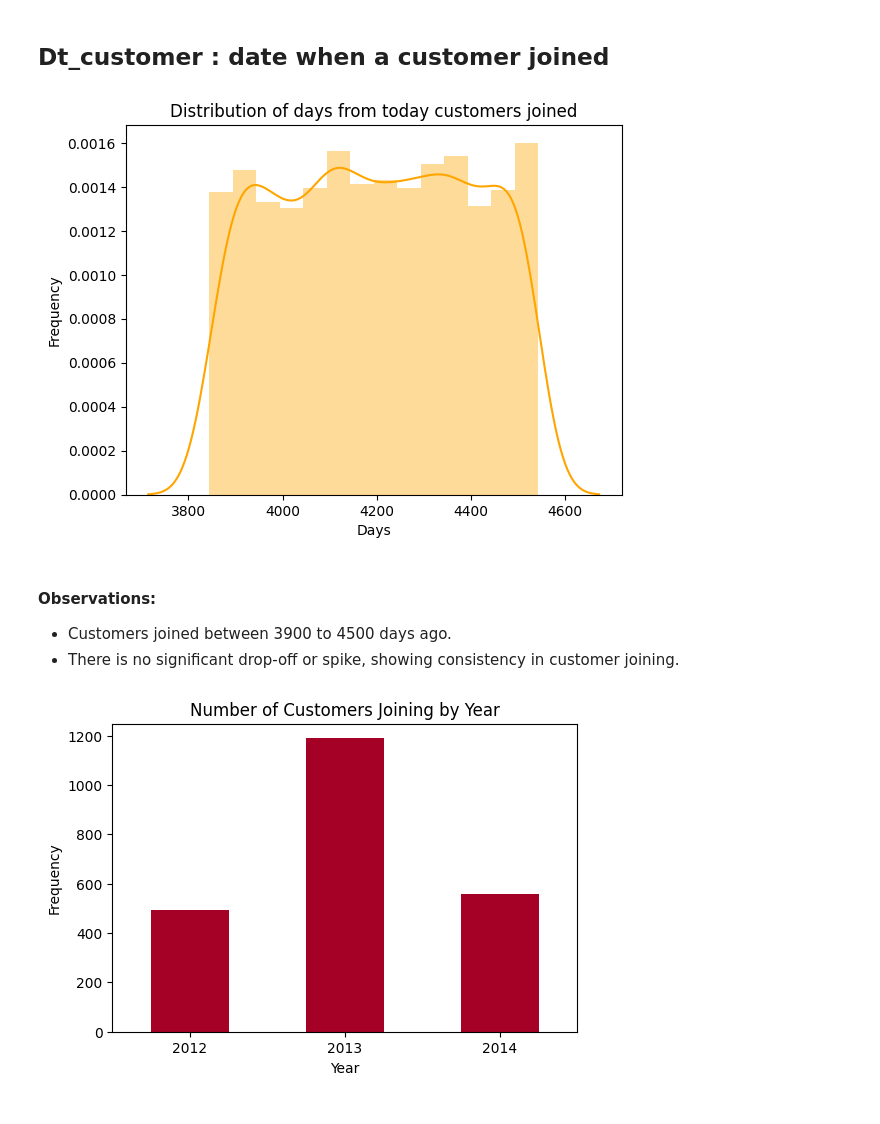
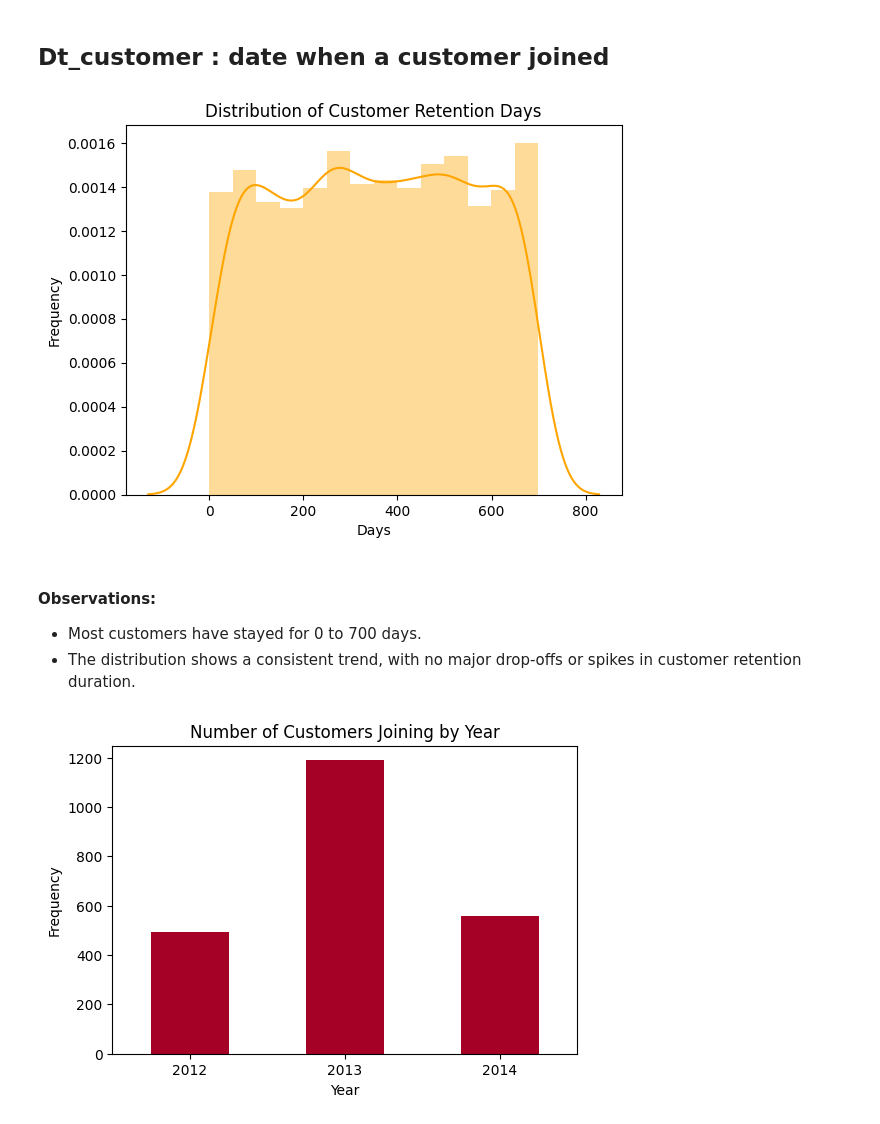
Before and after one commit to 654NISHA/ML_project, a Jupyter notebook: notebook/EDA.ipynb, the cells around one changed output. Saved outputs shown, nothing was run; the diff lists cells and outputs as text; code cells hidden in the pictures.

```diff
--- a/notebook/EDA.ipynb
+++ b/notebook/EDA.ipynb
@@ -430,5 +436,5 @@ plt.show()
 # %% [output]
 [figure]
 # %%
-df['children'] = df['Teenhome']+df['Kidhome']
+df['Kids'] = df['Teenhome']+df['Kidhome']
 # %%
@@ -449,20 +455,20 @@ plt.show()
 # %%
 df['Dt_Customer'] = pd.to_datetime(df['Dt_Customer'])
 # %%
-today = pd.Timestamp.today()
-df['Days_from_today'] = (today - df['Dt_Customer']).dt.days
+d1 = max(df['Dt_Customer'])
+df['Days_for'] = (d1 - df['Dt_Customer']).dt.days
 # %%
-sns.distplot(df['Days_from_today'], color = 'orange')
+sns.distplot(df['Days_for'], color = 'orange')
 plt.xlabel('Days')
 plt.ylabel('Frequency')
-plt.title("Distribution of days from today customers joined")
+plt.title("Distribution of Customer Retention Days")
 plt.show()
 # %% [output]
-[figure, old version]
+[figure, new version]
 # %% [markdown]
 #### Observations:
-- Customers joined between 3900 to 4500 days ago.
-- There is no significant drop-off or spike, showing consistency in customer joining.
+- Most customers have stayed for 0 to 700 days.
+- The distribution shows a consistent trend, with no major drop-offs or spikes in customer retention duration.
 # %%
 # Year of joining of customers
 df['Year_of_joining'] = df['Dt_Customer'].dt.year
```
Also changed, not shown: parts of 66 cells of this notebook, 1 other file.
